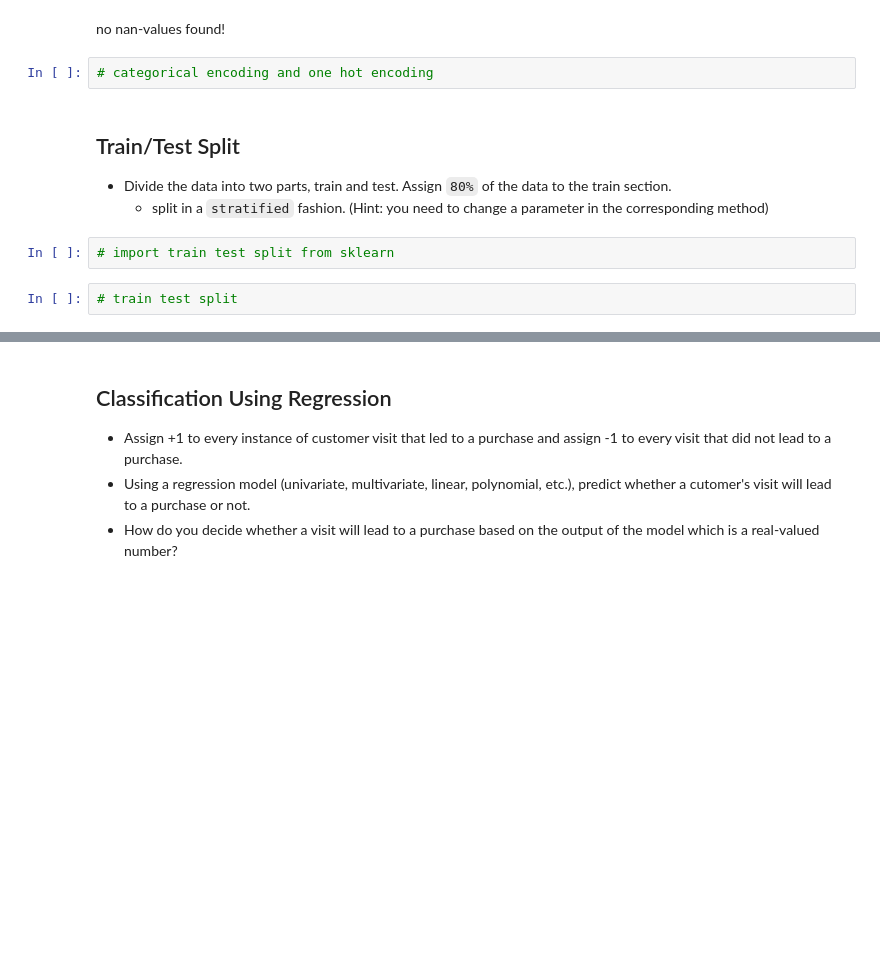
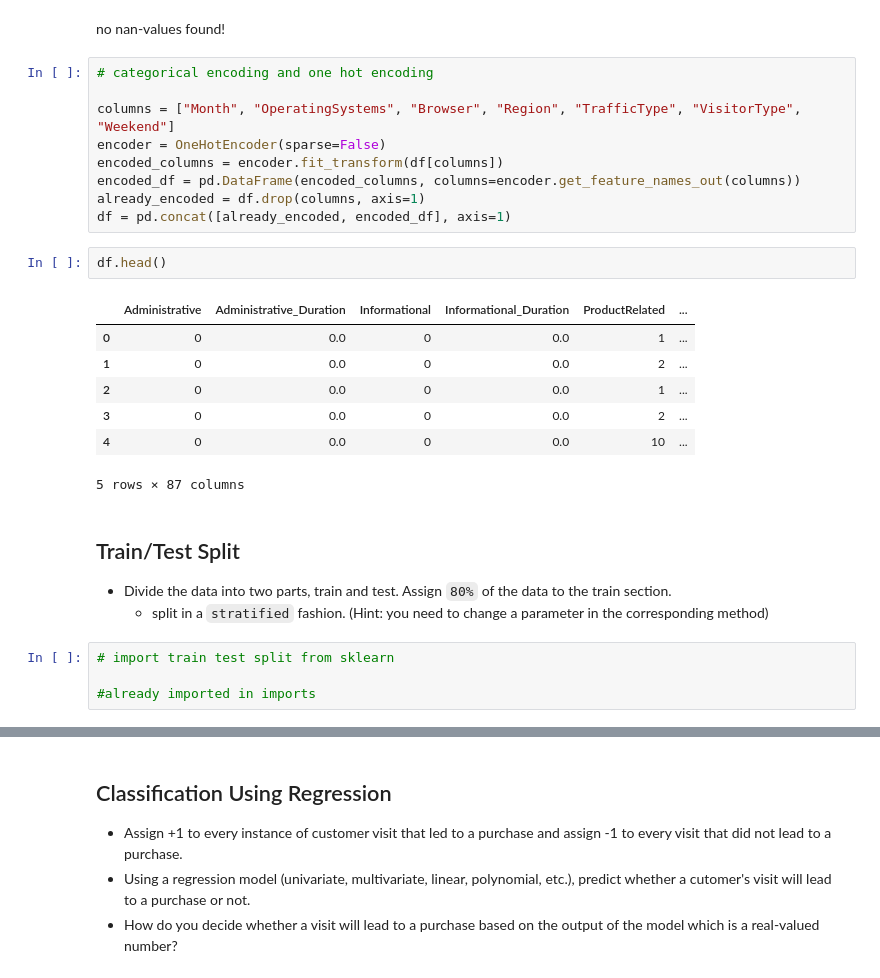
Before and after one commit to Abtinz/Machine-Learning-with-Python, a Jupyter notebook: DataMining/Classification/P3.ipynb, the cells around one changed output, grey strips where cells are left out. Saved outputs shown, nothing was run; the diff lists cells and outputs as text; blank space fills up the shorter version.

Commit message:
train test splitting

```diff
--- a/DataMining/Classification/P3.ipynb
+++ b/DataMining/Classification/P3.ipynb
@@ -132,13 +132,30 @@ after dropping ? value from Revenue: (12330, 18)
 final shape (12330, 18)
 # %% [markdown]
 no nan-values found!
-# %%
-# categorical encoding and one hot encoding
+# %%
+# categorical encoding and one hot encoding
+
+columns = ["Month", "OperatingSystems", "Browser", "Region", "TrafficType", "VisitorType", "Weekend"]
+encoder = OneHotEncoder(sparse=False)
+encoded_columns = encoder.fit_transform(df[columns])
+encoded_df = pd.DataFrame(encoded_columns, columns=encoder.get_feature_names_out(columns))
+already_encoded = df.drop(columns, axis=1)
+df = pd.concat([already_encoded, encoded_df], axis=1)
+# %%
+df.head()
+# %% [output]
+|  | Administrative | Administrative_Duration | Informational | Informational_Duration | ProductRelated | ... |
+| 0 | 0 | 0.0 | 0 | 0.0 | 1 | ... |
+| 1 | 0 | 0.0 | 0 | 0.0 | 2 | ... |
+| 2 | 0 | 0.0 | 0 | 0.0 | 1 | ... |
+| 3 | 0 | 0.0 | 0 | 0.0 | 2 | ... |
+| 4 | 0 | 0.0 | 0 | 0.0 | 10 | ... |
+5 rows × 87 columns
 # %% [markdown]
 ## Train/Test Split
 - Divide the data into two parts, train and test. Assign `80%` of the data to the train section.
     - split in a `stratified` fashion. (Hint: you need to change a parameter in the corresponding method)
 # %%
 # import train test split from sklearn
+
+#already imported in imports
-# %%
-# train test split
```
Also changed, not shown: parts of 1 cell of this notebook.
